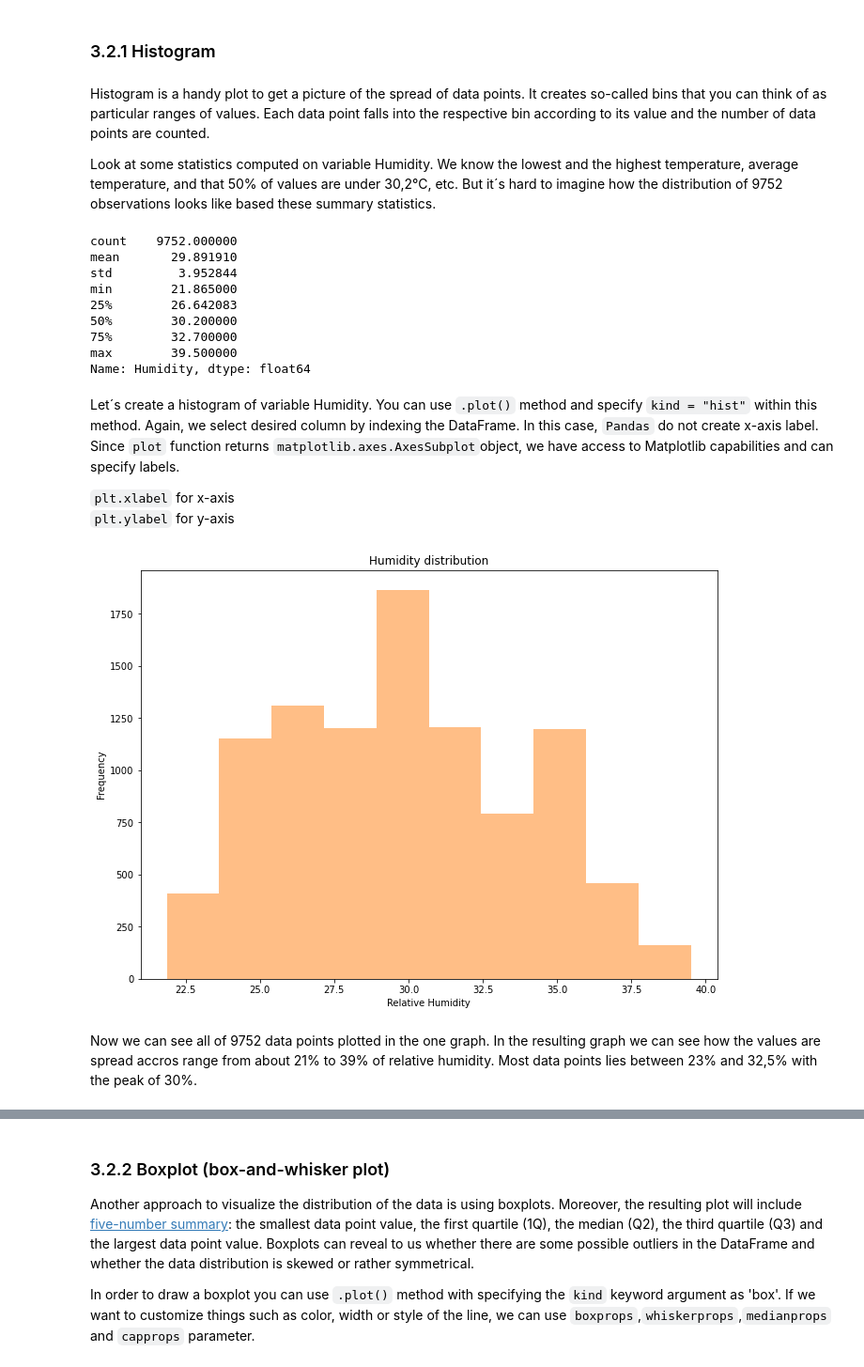
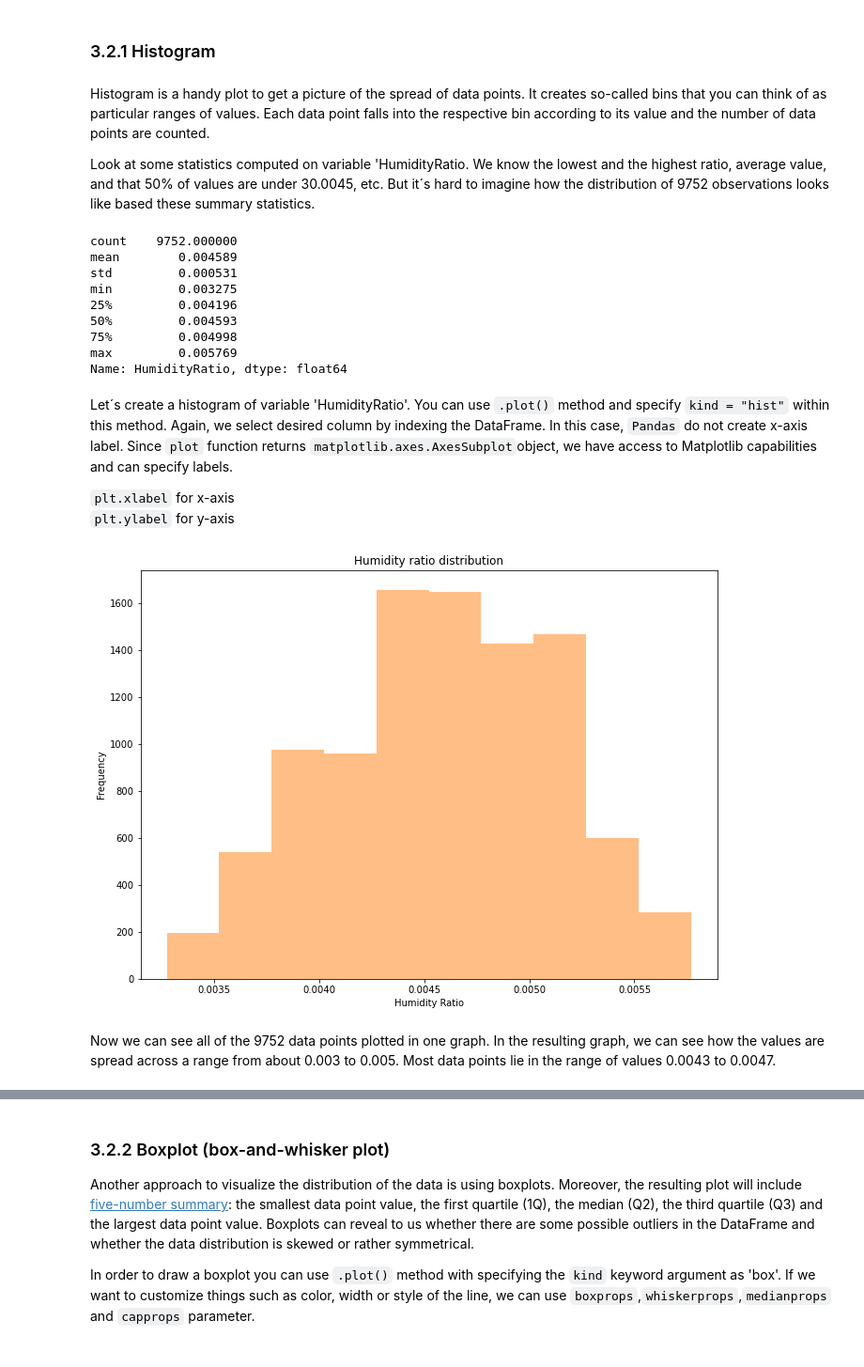
Before and after one commit to zatkopatrik/authentic-data-science, a Jupyter notebook: Jupyter_notebooks/3. Data-Visualization/3_4_5 Visualization with Pandas.ipynb, the cells around one changed output, grey strips where cells are left out. Shown at 94% size. Cells and saved outputs as stored; diff of their text form; code cells hidden in the pictures.

```diff
--- a/Jupyter_notebooks/3. Data-Visualization/3_4_5 Visualization with Pandas.ipynb
+++ b/Jupyter_notebooks/3. Data-Visualization/3_4_5 Visualization with Pandas.ipynb
@@ -225,35 +222,35 @@ For a histogram and a boxplot there are aditionally two plotting functions: `Dat
 # %% [markdown]
 Histogram is a handy plot to get a picture of the spread of data points. It creates so-called bins that you can think of as particular ranges of values. Each data point falls into the respective bin according to its value and the number of data points are counted.
 
-Look at some statistics computed on variable Humidity. We know the lowest and the highest temperature, average temperature, and that 50% of values are under 30,2°C, etc. But it´s hard to imagine how the distribution of 9752 observations looks like based these summary statistics.
+Look at some statistics computed on variable 'HumidityRatio. We know the lowest and the highest ratio, average value, and that 50% of values are under 30.0045, etc. But it´s hard to imagine how the distribution of 9752 observations looks like based these summary statistics.
 # %%
 # Take a look at the descriptive statistics using .describe()
-data.Humidity.describe()
+data.HumidityRatio.describe()
 # %% [output]
 count    9752.000000
-mean       29.891910
-std         3.952844
-min        21.865000
-25%        26.642083
-50%        30.200000
-75%        32.700000
-max        39.500000
-Name: Humidity, dtype: float64
+mean        0.004589
+std         0.000531
+min         0.003275
+25%         0.004196
+50%         0.004593
+75%         0.004998
+max         0.005769
+Name: HumidityRatio, dtype: float64
 # %% [markdown]
-Let´s create a histogram of variable Humidity. You can use `.plot()` method and specify `kind = "hist"` within this method. Again, we select desired column by indexing the DataFrame. In this case, `Pandas` do not create x-axis label. Since `plot` function returns `matplotlib.axes.AxesSubplot`object, we have access to Matplotlib capabilities and can specify labels.
+Let´s create a histogram of variable 'HumidityRatio'. You can use `.plot()` method and specify `kind = "hist"` within this method. Again, we select desired column by indexing the DataFrame. In this case, `Pandas` do not create x-axis label. Since `plot` function returns `matplotlib.axes.AxesSubplot`object, we have access to Matplotlib capabilities and can specify labels.
 
 `plt.xlabel` for x-axis
 `plt.ylabel` for y-axis
 # %%
-# The relative humidity distribution
-data['Humidity'].plot(kind ='hist',
+# The Humidity ratio
+data['HumidityRatio'].plot(kind ='hist',
                       figsize = (11,8),
                       color = '#ff7f0e',
-                      alpha = .5,                     # Setting the transparency of a color
-                      title = 'Humidity distribution')
-plt.xlabel('Relative Humidity');                      # Creating x-axis label
+                      alpha = .5,                            # Setting the transparency of a color
+                      title = 'Humidity ratio distribution')
+plt.xlabel('Humidity Ratio');                                # Creating x-axis label
 # %% [output]
-[figure, old version]
+[figure, new version]
 # %% [markdown]
-Now we can see all of 9752 data points plotted in the one graph. In the resulting graph we can see how the values are spread accros range from about 21% to 39% of relative humidity. Most data points lies between 23% and 32,5% with the peak of 30%.
+Now we can see all of the 9752 data points plotted in one graph. In the resulting graph, we can see how the values are spread across a range from about 0.003 to 0.005. Most data points lie in the range of values 0.0043 to 0.0047.
 # %% [markdown]
```
Also changed, not shown: parts of 39 cells of this notebook.
